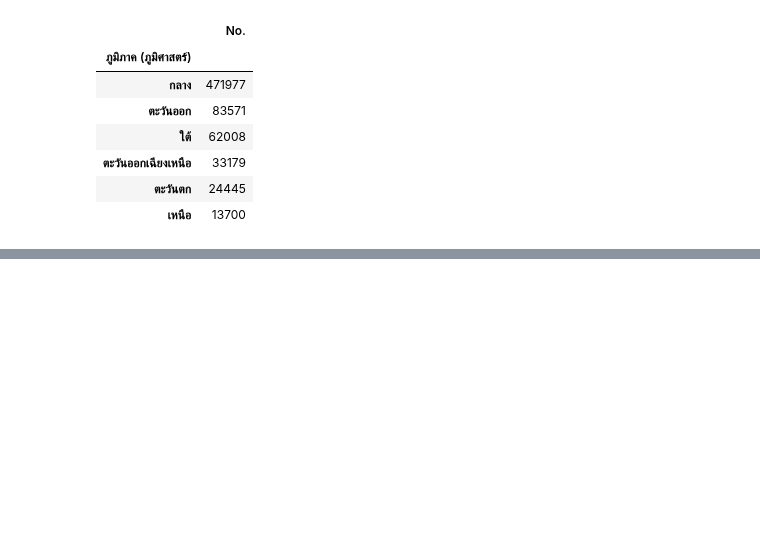
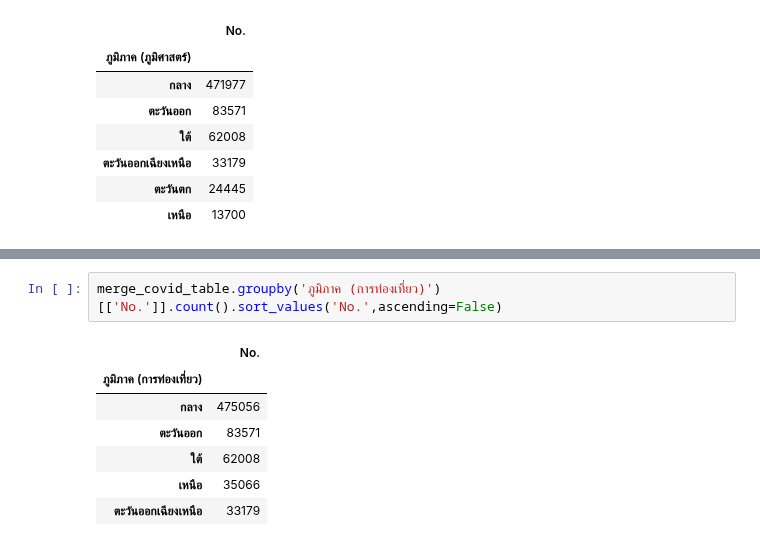
Before and after one commit to kittikhun62/data_viz_2022, a Jupyter notebook: BasicPython&DataViz_midterm2022.ipynb, the cells around one changed output, grey strips where cells are left out. Saved outputs shown, nothing was run; the diff lists cells and outputs as text; blank space fills up the shorter version.

```diff
--- a/BasicPython&DataViz_midterm2022.ipynb
+++ b/BasicPython&DataViz_midterm2022.ipynb
@@ -524,0 +560,10 @@ merge_covid_table.groupby('ภูมิภาค (ภูมิศาสตร์
+# %%
+merge_covid_table.groupby('ภูมิภาค (การท่องเที่ยว)')[['No.']].count().sort_values('No.',ascending=False)
+# %% [output]
+|  | No. |
+| ภูมิภาค (การท่องเที่ยว) |  |
+| กลาง | 475056 |
+| ตะวันออก | 83571 |
+| ใต้ | 62008 |
+| เหนือ | 35066 |
+| ตะวันออกเฉียงเหนือ | 33179 |
```
Also changed, not shown: parts of 3 cells of this notebook.
